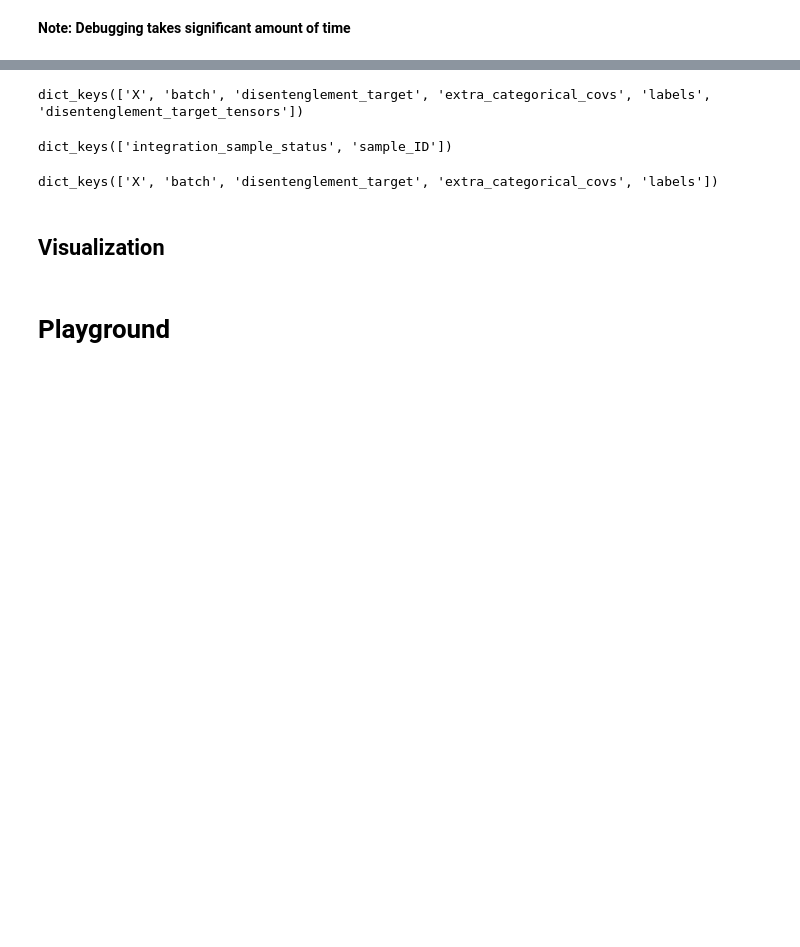
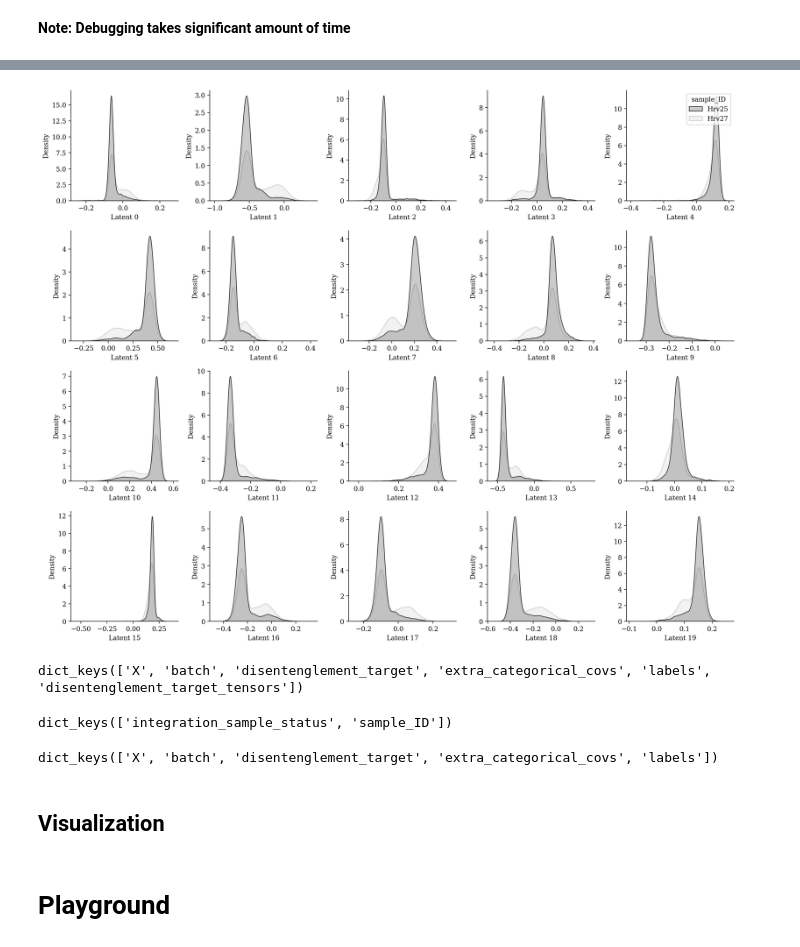
Before and after one commit to theislab/tardis, a Jupyter notebook: notebooks/run.ipynb, the cells around one changed output, grey strips where cells are left out. Saved outputs shown, nothing was run; the diff lists cells and outputs as text; code cells hidden in the pictures; blank space fills up the shorter version.

```diff
--- a/notebooks/run.ipynb
+++ b/notebooks/run.ipynb
@@ -150,3 +150,12 @@ __Note: Debugging takes significant amount of time__
+# %%
+vae.plot_latent_kde_plot(
+    adata_obs=adata.obs,
+    target_obs_key="sample_ID",
+    latent_representation=vae.get_latent_representation(),
+    latent_dim_of_interest=None
+)
+# %% [output]
+[figure, added]
 # %%
 from tardis._DEBUG import DEBUG
 # %%
```
Also changed, not shown: parts of 4 cells of this notebook, 6 other files.
